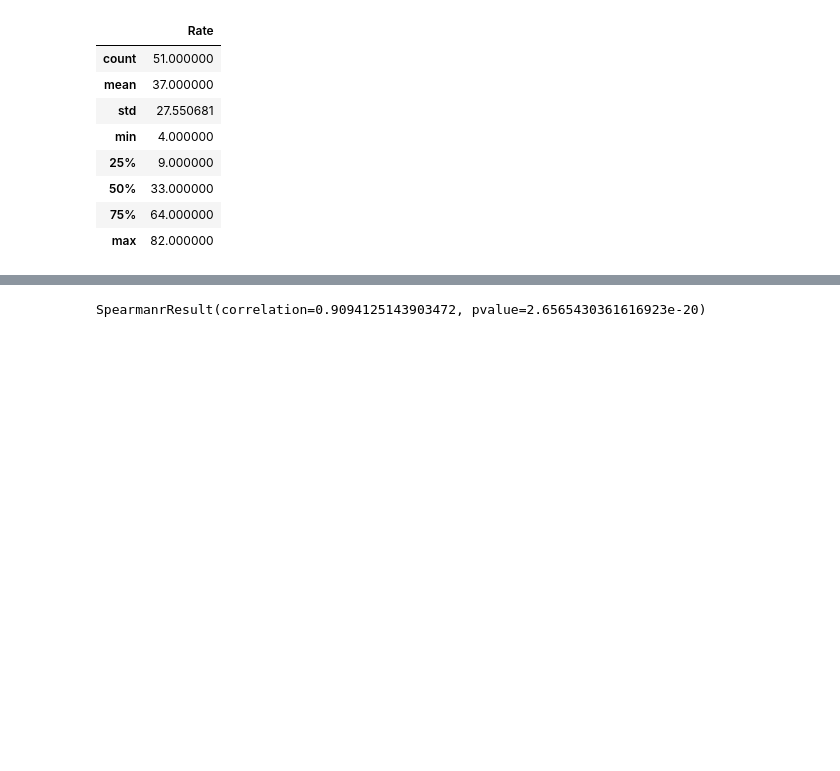
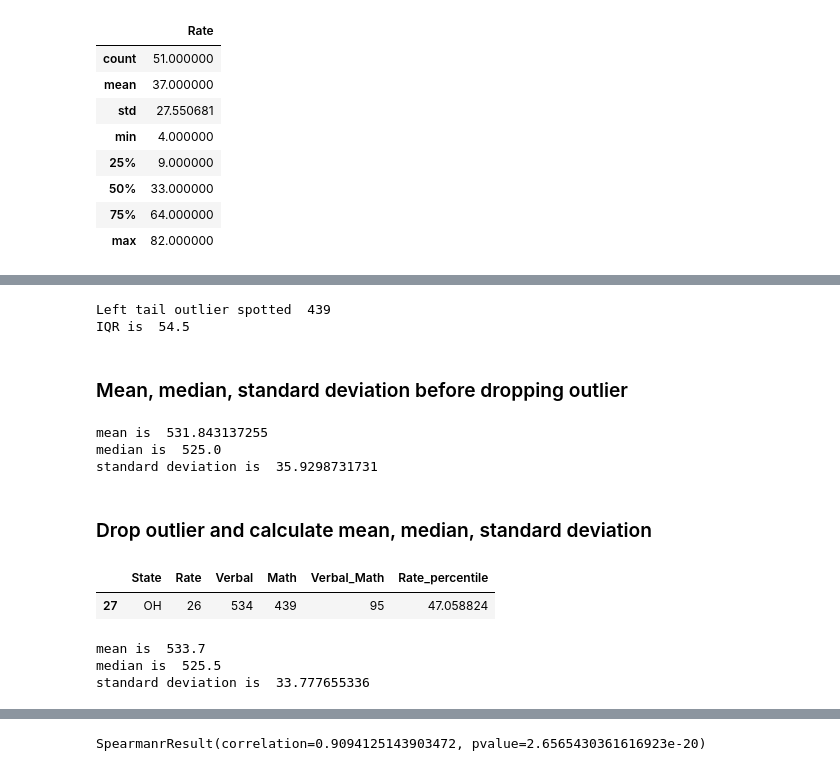
Before and after one commit to shauncheungkt/project-2, a Jupyter notebook: project-two/project-02-v2-starter-code.ipynb, the cells around one changed output, grey strips where cells are left out. Cells and saved outputs as stored; diff of their text form; code cells hidden in the pictures; blank space fills up the shorter version.

```diff
--- a/project-two/project-02-v2-starter-code.ipynb
+++ b/project-two/project-02-v2-starter-code.ipynb
@@ -962,0 +989,5 @@ dtype: float64
+# %%
+spot_outlier(drop_all, 'Math')
+# %% [output]
+Left tail outlier spotted  439
+IQR is  54.5
@@ -962,0 +996,17 @@ dtype: float64
+# %% [markdown]
+### Mean, median, standard deviation before dropping outlier
+# %%
+print 'mean is ', np.mean(math_only)
+print 'median is ', np.median(math_only)
+print 'standard deviation is ', np.std(math_only)
+# %% [output]
+mean is  531.843137255
+median is  525.0
+standard deviation is  35.9298731731
+# %% [markdown]
+### Drop outlier and calculate mean, median, standard deviation
+# %%
+drop_all[drop_all['Math']==439]
+# %% [output]
+|  | State | Rate | Verbal | Math | Verbal_Math | Rate_percentile |
+| 27 | OH | 26 | 534 | 439 | 95 | 47.058824 |
@@ -963,3 +1017,11 @@ dtype: float64
+# %%
+print 'mean is ', np.mean(math_outlier)
+print 'median is ', np.median(math_outlier)
+print 'standard deviation is ', np.std(math_outlier)
+# %% [output]
+mean is  533.7
+median is  525.5
+standard deviation is  33.777655336
 # %% [markdown]
 <img src="http://imgur.com/GCAf1UX.png" style="float: left; margin: 25px 15px 0px 0px; height: 25px">
 
```
Also changed, not shown: parts of 19 cells of this notebook.
